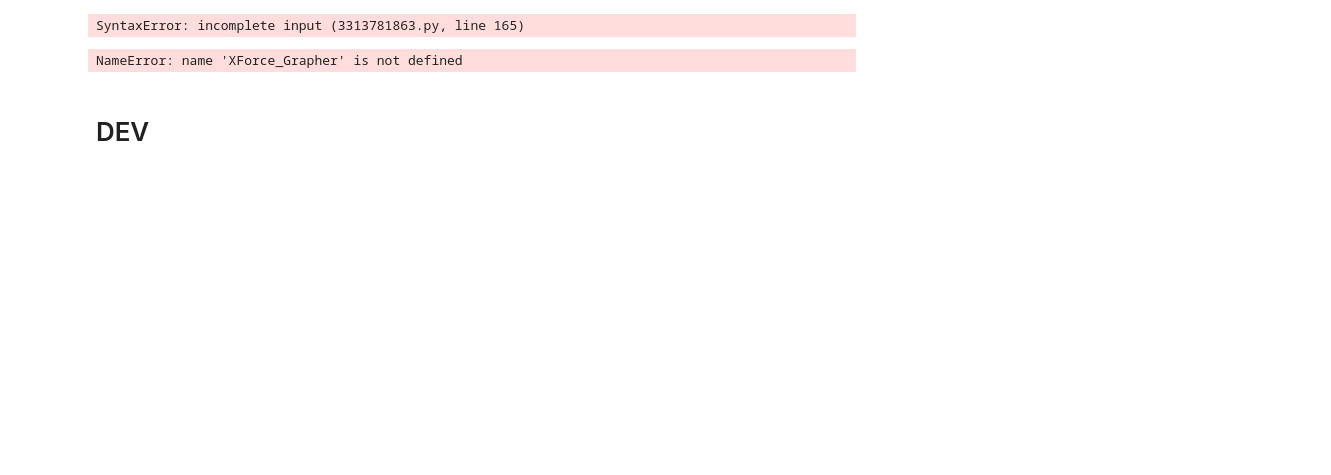
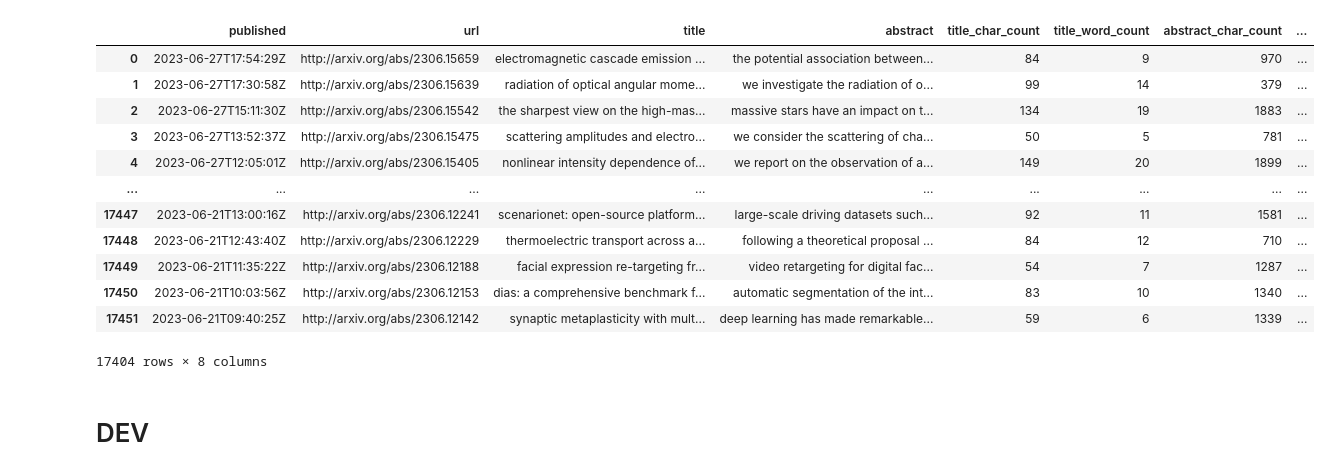
Before and after one commit to kkakdugee/x-force, a Jupyter notebook: code/Development/eda-graphing.ipynb, the cells around one changed output. Saved outputs shown, nothing was run; the diff lists cells and outputs as text; code cells hidden in the pictures; blank space fills up the shorter version.

```diff
--- a/code/Development/eda-graphing.ipynb
+++ b/code/Development/eda-graphing.ipynb
@@ -14,8 +14,14 @@ class XForce_Grapher():
         self._sources = None
         self._queries = None
         self._summary = None
+        self._nlp_summary = None
         self.load("../../data/complete_db.csv")
+        return None
+
+    def load(self, path: str) -> None:
+        self.load_db(path)
         self.load_db_summary()
+        self.load_nlp_summary()
         return None
 
     def peek_data(self):
@@ -33,11 +39,17 @@ class XForce_Grapher():
     def get_summary(self):
         return self._summary
 
+    def peek_nlp_summary(self):
+        return self._nlp_summary.sort_values(by="abstract_word_count").reset_index().iloc[np.r_[0:5, -5:0]]
+
+    def get_nlp_summary(self):
+        return self._nlp_summary
+
     def set_data(self, path: str) -> None:
         self.load(path)
         return None
 
-    def load(self, path: str) -> None:
+    def load_db(self, path: str) -> None:
         df = pd.read_csv(path)
         sources = list(set(df["source"].values.tolist()))
         sources.append("ALL")
@@ -72,7 +84,7 @@ class XForce_Grapher():
             print(f"{source} not found. Available options are {self._sources}, where 'ALL' analyzes from all sources.")
             return None
 
-        df = self._data
+        df = self._data.copy()
         if source != "ALL":
             df = df[df["source"] == source]
         df = df[df["query"] == query]
@@ -100,7 +112,7 @@ class XForce_Grapher():
             grapher = XForce_Grapher()
             grapher.load_db_summary()
         """
-        df = self._data
+        df = self._data.copy()
         sources = self._sources
         queries = self._queries
         l = [["source"], queries]
@@ -145,7 +157,7 @@ class XForce_Grapher():
             grapher = XForce_Grapher()
             grapher.graph_db_summary()
         """
-        df = self._summary
+        df = self._summary.copy()
         extract_counts = df.T.values.tolist()[1:]
         extract_queries = df.T.index.tolist()[1:]
         sources = df["source"]
@@ -171,12 +183,57 @@ class XForce_Grapher():
 
         return None
 
-    def graph_keyword_freq(self) -> None:
-        pass
+    def load_nlp_summary(self) -> None:
+        """
+        Creates and saves the NLP summary report in class variable.
+
+        Returns -> None
+            Saves the NLP summary report.
+
+        Example
+            grapher = XForce_Grapher()
+            grapher.load_nlp_summary()
+        """
+        # Filtering
+        df = self._data.copy()
+        df = df[["source", "query", "published", "url", "title", "abstract"]]
+
+        # Cleaning
+        df.dropna(inplace=True)
+        df.loc[:, "title"] = df.loc[:, "title"].map(lambda x: x.lower())
+        df.loc[:, "abstract"] = df.loc[:, "abstract"].map(lambda x: x.lower())
+        punctuation = ["?", "‘", "’", "'", ",", ".", "“", '"', "”", "[", "]", "(", ")", "/"]
+        for mark in punctuation:
+            df.loc[:, "title"] = df.loc[:, "title"].str.replace(mark, "", regex=True)
+            df.loc[:, "abstract"] = df.loc[:, "abstract"].str.replace(mark, "", regex=True)
+
+        # Feature Engineering
+        df["title_char_count"] = df.loc[:, "title"].map(lambda x: len(x))
+        df["title_word_count"] = df.loc[:, "title"].map(lambda x: len(x.split(" ")))
+        df["abstract_char_count"] = df.loc[:, "abstract"].map(lambda x: len(x))
+        df["abstract_word_count"] = df.loc[:, "abstract"].map(lambda x: len(x.split(" ")))
+
+        # Saving
+        self._nlp_summary = df
+
+        # Return
+        return None
-# %% [output]
-SyntaxError: incomplete input (3313781863.py, line 165)
 # %%
 test = XForce_Grapher()
-df = test.get_data()
+df = test.get_nlp_summary()
-# %% [output]
-NameError: name 'XForce_Grapher' is not defined
+# %%
+df
+# %% [output]
+|  | published | url | title | abstract | title_char_count | title_word_count | abstract_char_count | ... |
+| 0 | 2023-06-27T17:54:29Z | http://arxiv.org/abs/2306.15659 | electromagnetic cascade emission ... | the potential association between... | 84 | 9 | 970 | ... |
+| 1 | 2023-06-27T17:30:58Z | http://arxiv.org/abs/2306.15639 | radiation of optical angular mome... | we investigate the radiation of o... | 99 | 14 | 379 | ... |
+| 2 | 2023-06-27T15:11:30Z | http://arxiv.org/abs/2306.15542 | the sharpest view on the high-mas... | massive stars have an impact on t... | 134 | 19 | 1883 | ... |
+| 3 | 2023-06-27T13:52:37Z | http://arxiv.org/abs/2306.15475 | scattering amplitudes and electro... | we consider the scattering of cha... | 50 | 5 | 781 | ... |
+| 4 | 2023-06-27T12:05:01Z | http://arxiv.org/abs/2306.15405 | nonlinear intensity dependence of... | we report on the observation of a... | 149 | 20 | 1899 | ... |
+| ... | ... | ... | ... | ... | ... | ... | ... | ... |
+| 17447 | 2023-06-21T13:00:16Z | http://arxiv.org/abs/2306.12241 | scenarionet: open-source platform... | large-scale driving datasets such... | 92 | 11 | 1581 | ... |
+| 17448 | 2023-06-21T12:43:40Z | http://arxiv.org/abs/2306.12229 | thermoelectric transport across a... | following a theoretical proposal ... | 84 | 12 | 710 | ... |
+| 17449 | 2023-06-21T11:35:22Z | http://arxiv.org/abs/2306.12188 | facial expression re-targeting fr... | video retargeting for digital fac... | 54 | 7 | 1287 | ... |
+| 17450 | 2023-06-21T10:03:56Z | http://arxiv.org/abs/2306.12153 | dias: a comprehensive benchmark f... | automatic segmentation of the int... | 83 | 10 | 1340 | ... |
+| 17451 | 2023-06-21T09:40:25Z | http://arxiv.org/abs/2306.12142 | synaptic metaplasticity with mult... | deep learning has made remarkable... | 59 | 6 | 1339 | ... |
+17404 rows × 8 columns
```
Also changed, not shown: parts of 3 cells of this notebook.
